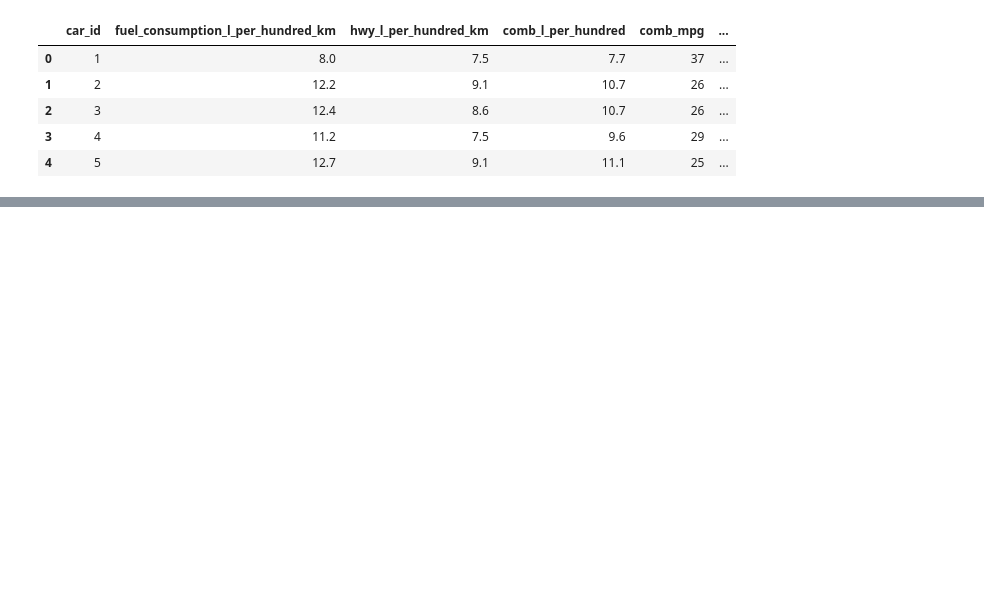
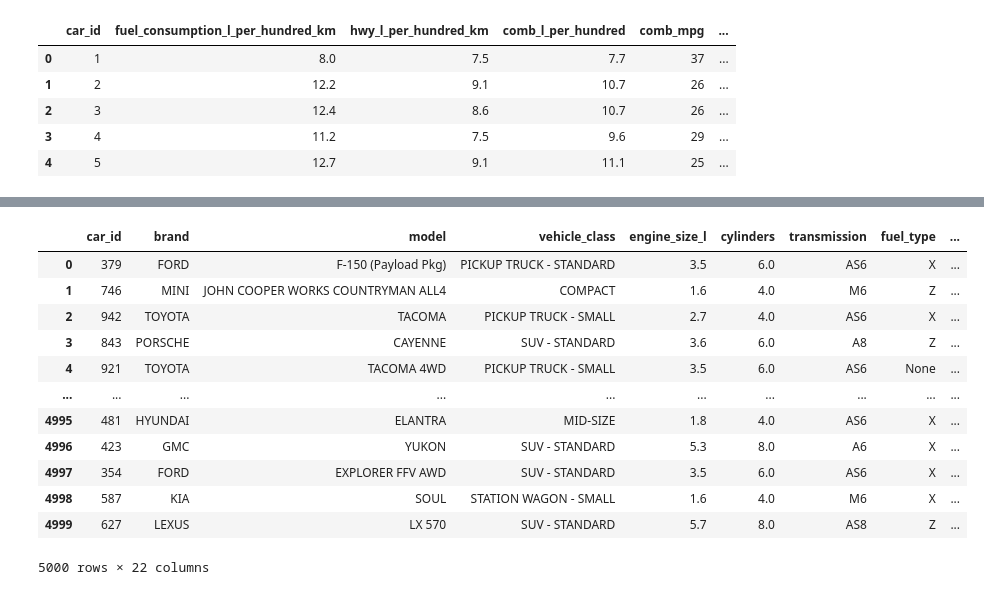
Before and after one commit to aniketkapdule/emission-project, a Jupyter notebook: simple_etl.ipynb, the cells around one changed output, grey strips where cells are left out. Drawn from its saved outputs; the diff is of its cells as text; code cells hidden in the pictures; blank space fills up the shorter version.

```diff
--- a/simple_etl.ipynb
+++ b/simple_etl.ipynb
@@ -208,0 +189,2 @@ df_cars_consumption.to_sql('cars_consumptions', engine, if_exists='append', inde
+# %%
+values = df_car_log.distance_km * df_car_log.co2_emission_g_per_km
@@ -208,0 +206,18 @@ df_cars_consumption.to_sql('cars_consumptions', engine, if_exists='append', inde
+# %%
+df_car_log['total_emission'] = values
+# %%
+df_car_log
+# %% [output]
+|  | car_id | brand | model | vehicle_class | engine_size_l | cylinders | transmission | fuel_type | ... |
+| 0 | 379 | FORD | F-150 (Payload Pkg) | PICKUP TRUCK - STANDARD | 3.5 | 6.0 | AS6 | X | ... |
+| 1 | 746 | MINI | JOHN COOPER WORKS COUNTRYMAN ALL4 | COMPACT | 1.6 | 4.0 | M6 | Z | ... |
+| 2 | 942 | TOYOTA | TACOMA | PICKUP TRUCK - SMALL | 2.7 | 4.0 | AS6 | X | ... |
+| 3 | 843 | PORSCHE | CAYENNE | SUV - STANDARD | 3.6 | 6.0 | A8 | Z | ... |
+| 4 | 921 | TOYOTA | TACOMA 4WD | PICKUP TRUCK - SMALL | 3.5 | 6.0 | AS6 | None | ... |
+| ... | ... | ... | ... | ... | ... | ... | ... | ... | ... |
+| 4995 | 481 | HYUNDAI | ELANTRA | MID-SIZE | 1.8 | 4.0 | AS6 | X | ... |
+| 4996 | 423 | GMC | YUKON | SUV - STANDARD | 5.3 | 8.0 | A6 | X | ... |
+| 4997 | 354 | FORD | EXPLORER FFV AWD | SUV - STANDARD | 3.5 | 6.0 | AS6 | X | ... |
+| 4998 | 587 | KIA | SOUL | STATION WAGON - SMALL | 1.6 | 4.0 | M6 | X | ... |
+| 4999 | 627 | LEXUS | LX 570 | SUV - STANDARD | 5.7 | 8.0 | AS8 | Z | ... |
+5000 rows × 22 columns
```
Also changed, not shown: parts of 25 cells of this notebook.
